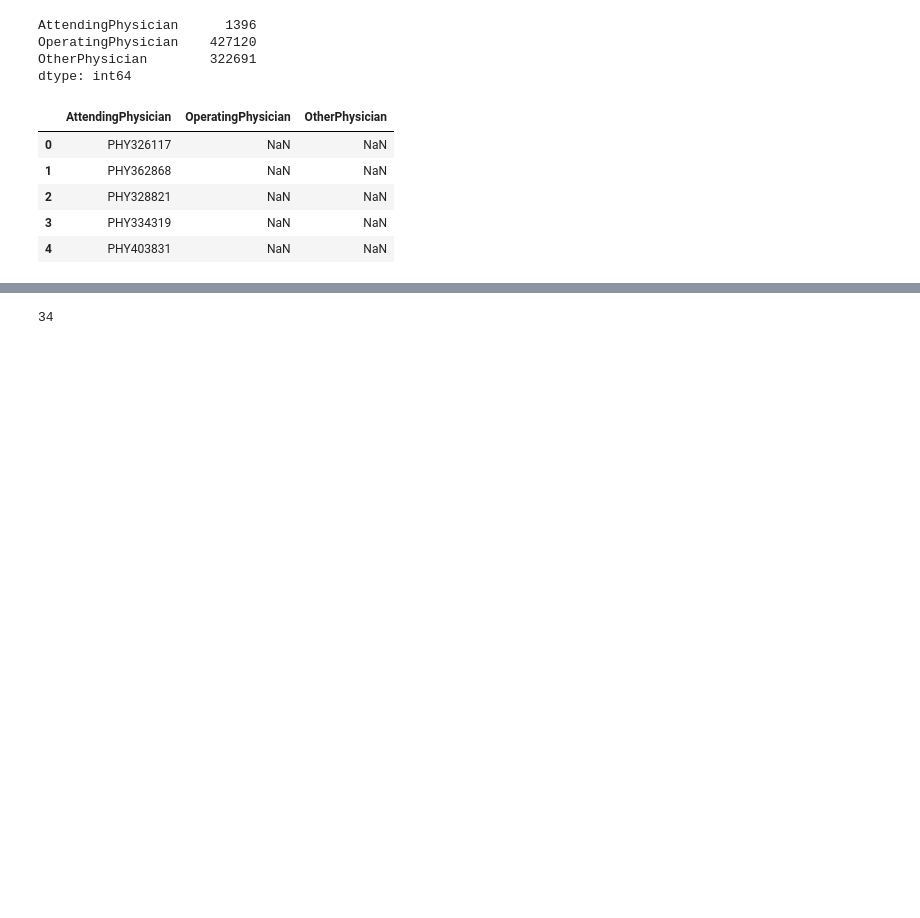
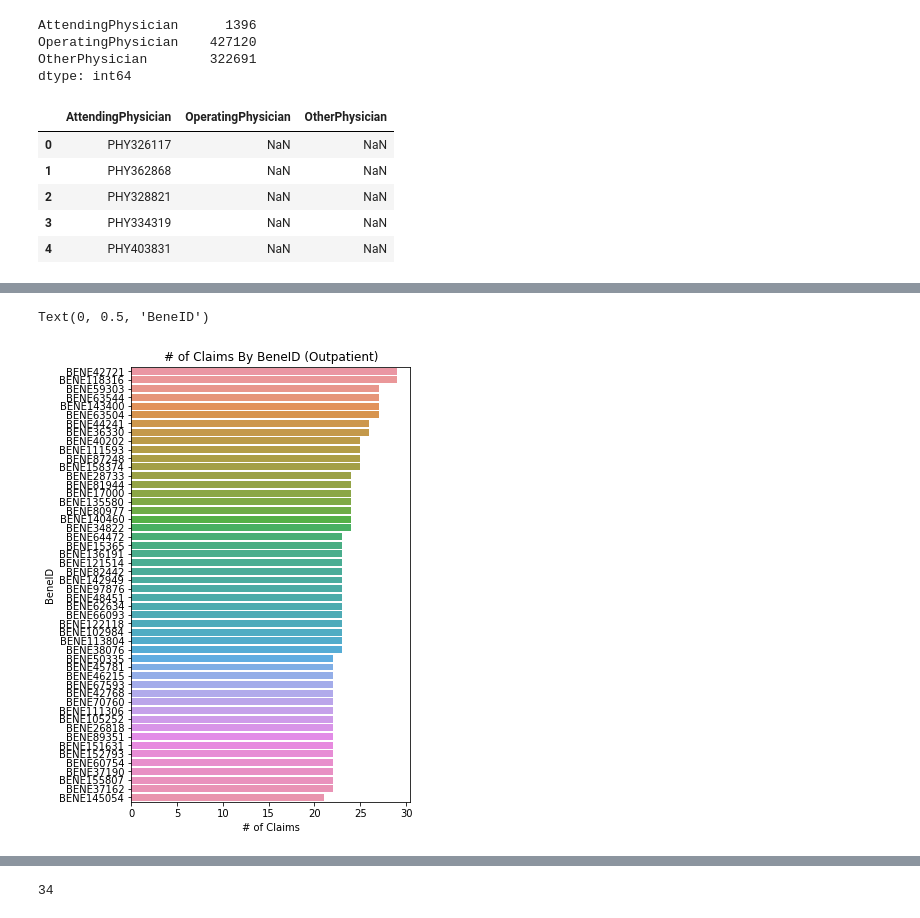
Before and after one commit to whohuhwhat/HC_Prov_Fraud, a Jupyter notebook: Inpt Outpt.ipynb, the cells around one changed output, grey strips where cells are left out. Cells and saved outputs as stored; diff of their text form; code cells hidden in the pictures; blank space fills up the shorter version.

```diff
--- a/Inpt Outpt.ipynb
+++ b/Inpt Outpt.ipynb
@@ -524,0 +581,3 @@ phys_o.head()
+# %%
+mult_cl_out = tr_out.groupby('BeneID')['ClaimID'].nunique().sort_values(ascending=False)
+mult_cl_out.head(15)
@@ -524,0 +602,9 @@ phys_o.head()
+# %%
+plt.figure(figsize=(5,8))
+sns.barplot(mult_cl_out.values[:50], mult_cl_out.index[:50])
+plt.title('# of Claims By BeneID (Outpatient)')
+plt.xlabel('# of Claims')
+plt.ylabel('BeneID')
+# %% [output]
+Text(0, 0.5, 'BeneID')
+[figure, added]
```
Also changed, not shown: parts of 14 cells of this notebook.
